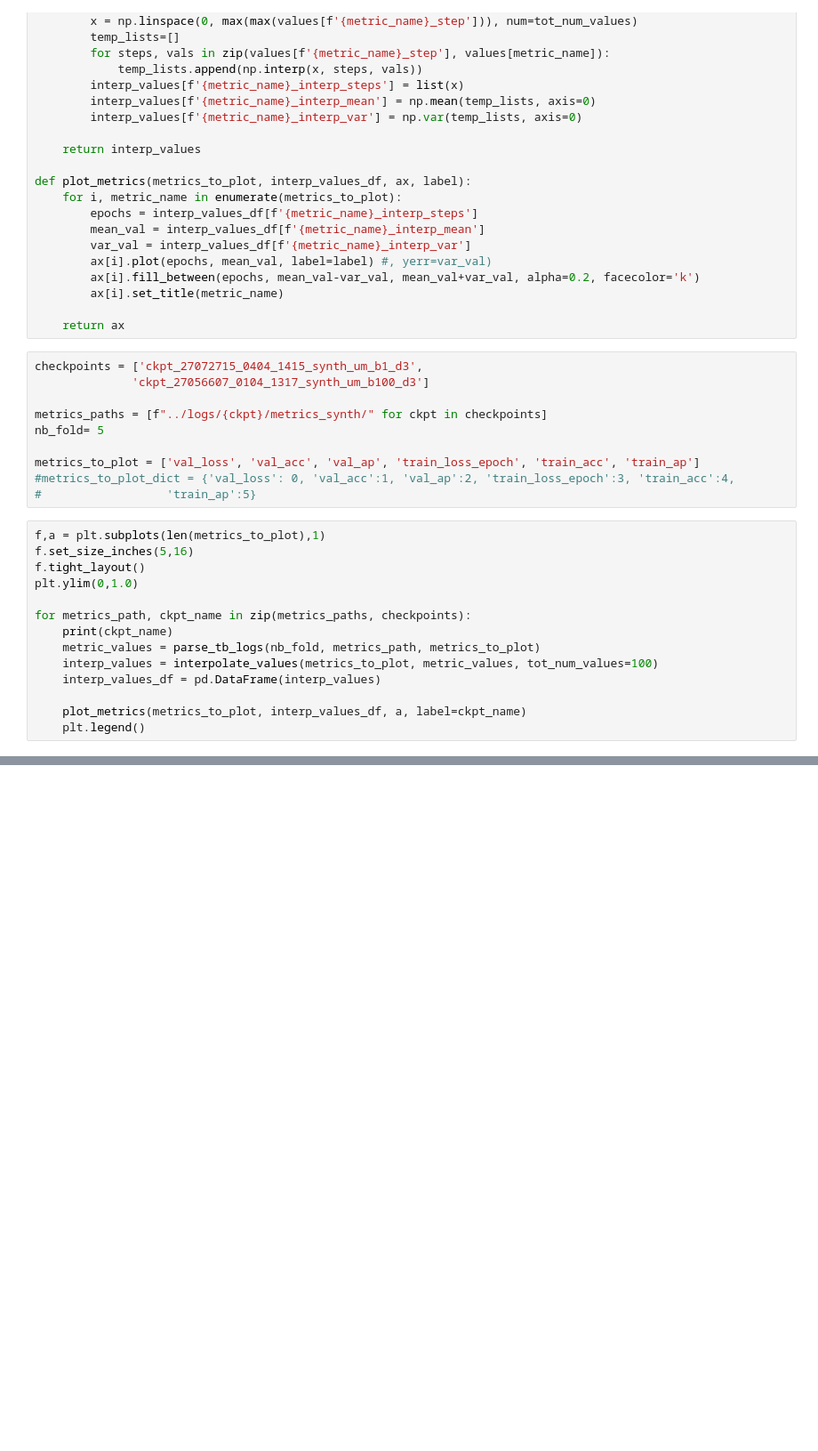
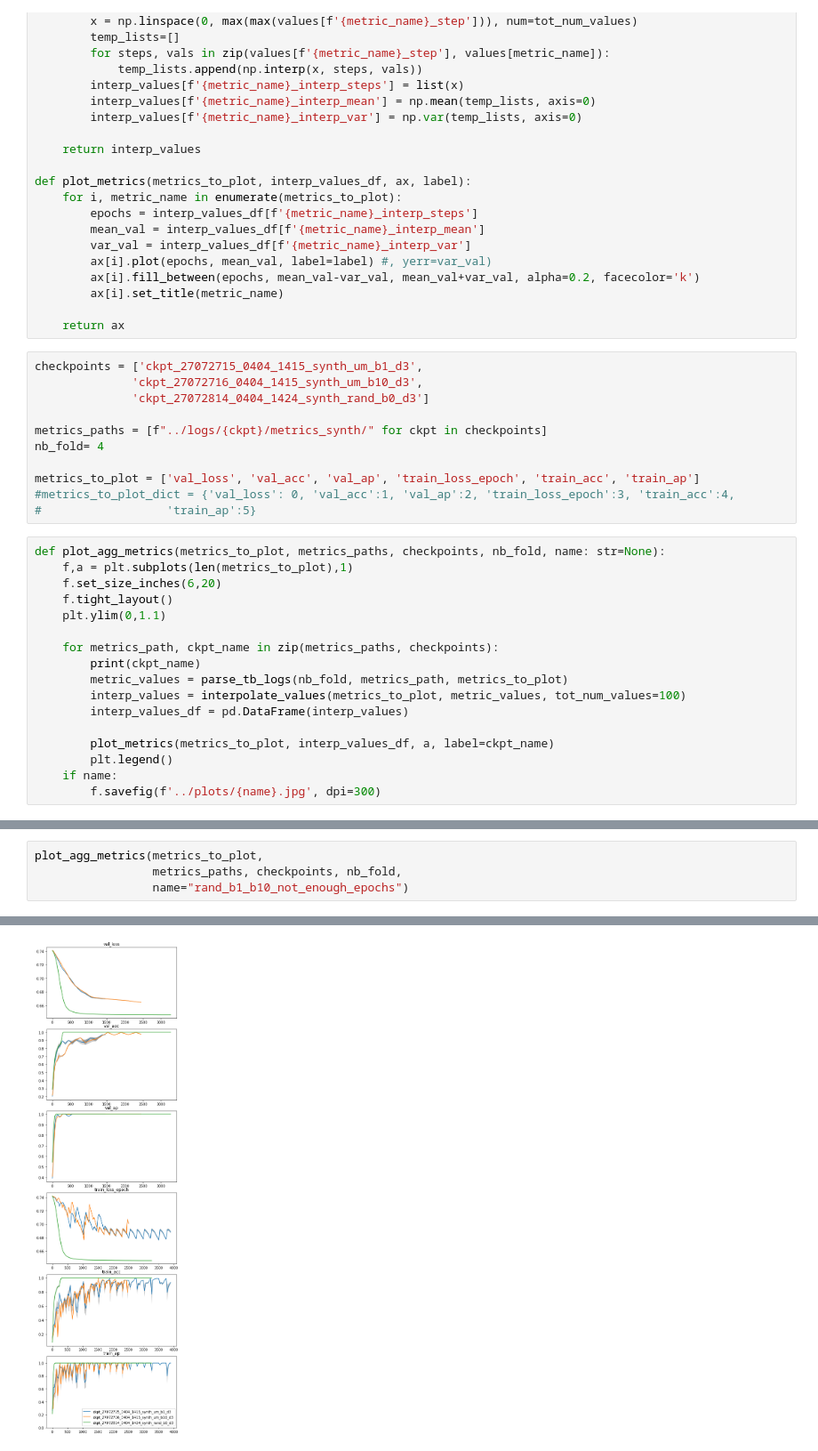
Before and after one commit to jeromel05/Ultrametric-benchmark-v2, a Jupyter notebook: notebooks/postprocessing_metrics.ipynb, the cells around one changed output, grey strips where cells are left out. Shown at 89% size. Saved outputs shown, nothing was run; the diff lists cells and outputs as text; blank space fills up the shorter version.

```diff
--- a/notebooks/postprocessing_metrics.ipynb
+++ b/notebooks/postprocessing_metrics.ipynb
@@ -58,25 +58,29 @@ def plot_metrics(metrics_to_plot, interp_values_df, ax, label):
     return ax
 # %%
 checkpoints = ['ckpt_27072715_0404_1415_synth_um_b1_d3',
-              'ckpt_27056607_0104_1317_synth_um_b100_d3']
+              'ckpt_27072716_0404_1415_synth_um_b10_d3',
+              'ckpt_27072814_0404_1424_synth_rand_b0_d3']
 
 metrics_paths = [f"../logs/{ckpt}/metrics_synth/" for ckpt in checkpoints]
-nb_fold= 5
+nb_fold= 4
 
 metrics_to_plot = ['val_loss', 'val_acc', 'val_ap', 'train_loss_epoch', 'train_acc', 'train_ap']
 #metrics_to_plot_dict = {'val_loss': 0, 'val_acc':1, 'val_ap':2, 'train_loss_epoch':3, 'train_acc':4,
 #                  'train_ap':5}
 # %%
-f,a = plt.subplots(len(metrics_to_plot),1)
-f.set_size_inches(5,16)
-f.tight_layout()
-plt.ylim(0,1.0)
+def plot_agg_metrics(metrics_to_plot, metrics_paths, checkpoints, nb_fold, name: str=None):
+    f,a = plt.subplots(len(metrics_to_plot),1)
+    f.set_size_inches(6,20)
+    f.tight_layout()
+    plt.ylim(0,1.1)
 
-for metrics_path, ckpt_name in zip(metrics_paths, checkpoints):
-    print(ckpt_name)
-    metric_values = parse_tb_logs(nb_fold, metrics_path, metrics_to_plot)
-    interp_values = interpolate_values(metrics_to_plot, metric_values, tot_num_values=100)
-    interp_values_df = pd.DataFrame(interp_values)
+    for metrics_path, ckpt_name in zip(metrics_paths, checkpoints):
+        print(ckpt_name)
+        metric_values = parse_tb_logs(nb_fold, metrics_path, metrics_to_plot)
+        interp_values = interpolate_values(metrics_to_plot, metric_values, tot_num_values=100)
+        interp_values_df = pd.DataFrame(interp_values)
 
-    plot_metrics(metrics_to_plot, interp_values_df, a, label=ckpt_name)
-    plt.legend()
+        plot_metrics(metrics_to_plot, interp_values_df, a, label=ckpt_name)
+        plt.legend()
+    if name:
+        f.savefig(f'../plots/{name}.jpg', dpi=300)
@@ -96,0 +87,5 @@ fold_4 val_loss 8, val_acc 8, val_ap 8, train_loss_epoch 2000, train_acc 2000, t
+# %%
+plot_agg_metrics(metrics_to_plot,
+                 metrics_paths, checkpoints, nb_fold,
+                 name="rand_b1_b10_not_enough_epochs")
+# %% [output]
@@ -96,0 +107 @@ fold_4 val_loss 8, val_acc 8, val_ap 8, train_loss_epoch 2000, train_acc 2000, t
+[figure, added]
```
Also changed, not shown: parts of 2 cells of this notebook, 1 other file.
